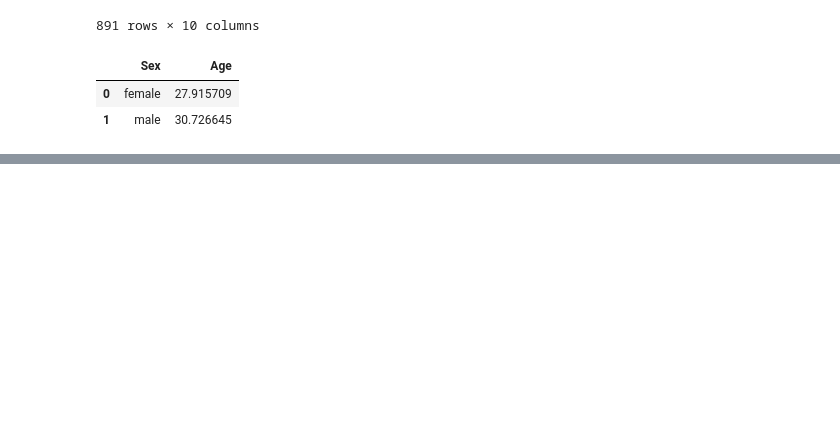
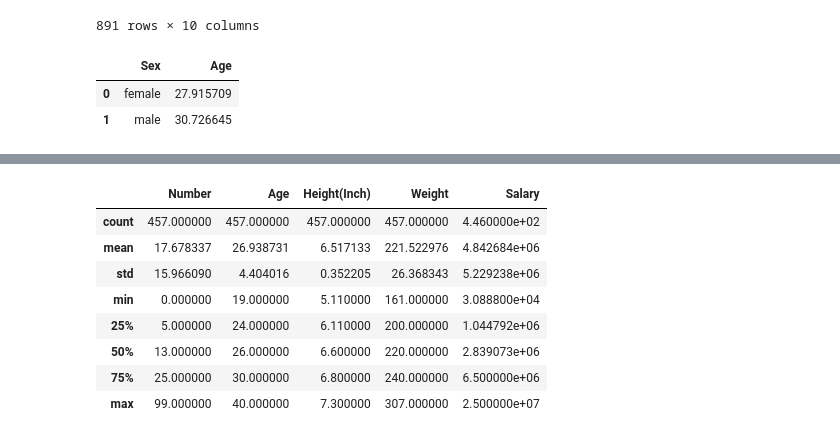
Before and after one commit to pedd1-Srividya/DS-AI-ML-And-Web-Devolopment-Practice, a Jupyter notebook: DS_ML_AI.ipynb, the cells around one changed output, grey strips where cells are left out. Saved outputs shown, nothing was run; the diff lists cells and outputs as text; code cells hidden in the pictures; blank space fills up the shorter version.

```diff
--- a/DS_ML_AI.ipynb
+++ b/DS_ML_AI.ipynb
@@ -1704,0 +1734,13 @@ df.groupby(by='Sex')['Age'].mean().reset_index()
+# %%
+#DEscription of the dataset
+df.describe()
+# %% [output]
+|  | Number | Age | Height(Inch) | Weight | Salary |
+| count | 457.000000 | 457.000000 | 457.000000 | 457.000000 | 4.460000e+02 |
+| mean | 17.678337 | 26.938731 | 6.517133 | 221.522976 | 4.842684e+06 |
+| std | 15.966090 | 4.404016 | 0.352205 | 26.368343 | 5.229238e+06 |
+| min | 0.000000 | 19.000000 | 5.110000 | 161.000000 | 3.088800e+04 |
+| 25% | 5.000000 | 24.000000 | 6.110000 | 200.000000 | 1.044792e+06 |
+| 50% | 13.000000 | 26.000000 | 6.600000 | 220.000000 | 2.839073e+06 |
+| 75% | 25.000000 | 30.000000 | 6.800000 | 240.000000 | 6.500000e+06 |
+| max | 99.000000 | 40.000000 | 7.300000 | 307.000000 | 2.500000e+07 |
```
Also changed, not shown: parts of 11 cells of this notebook.
